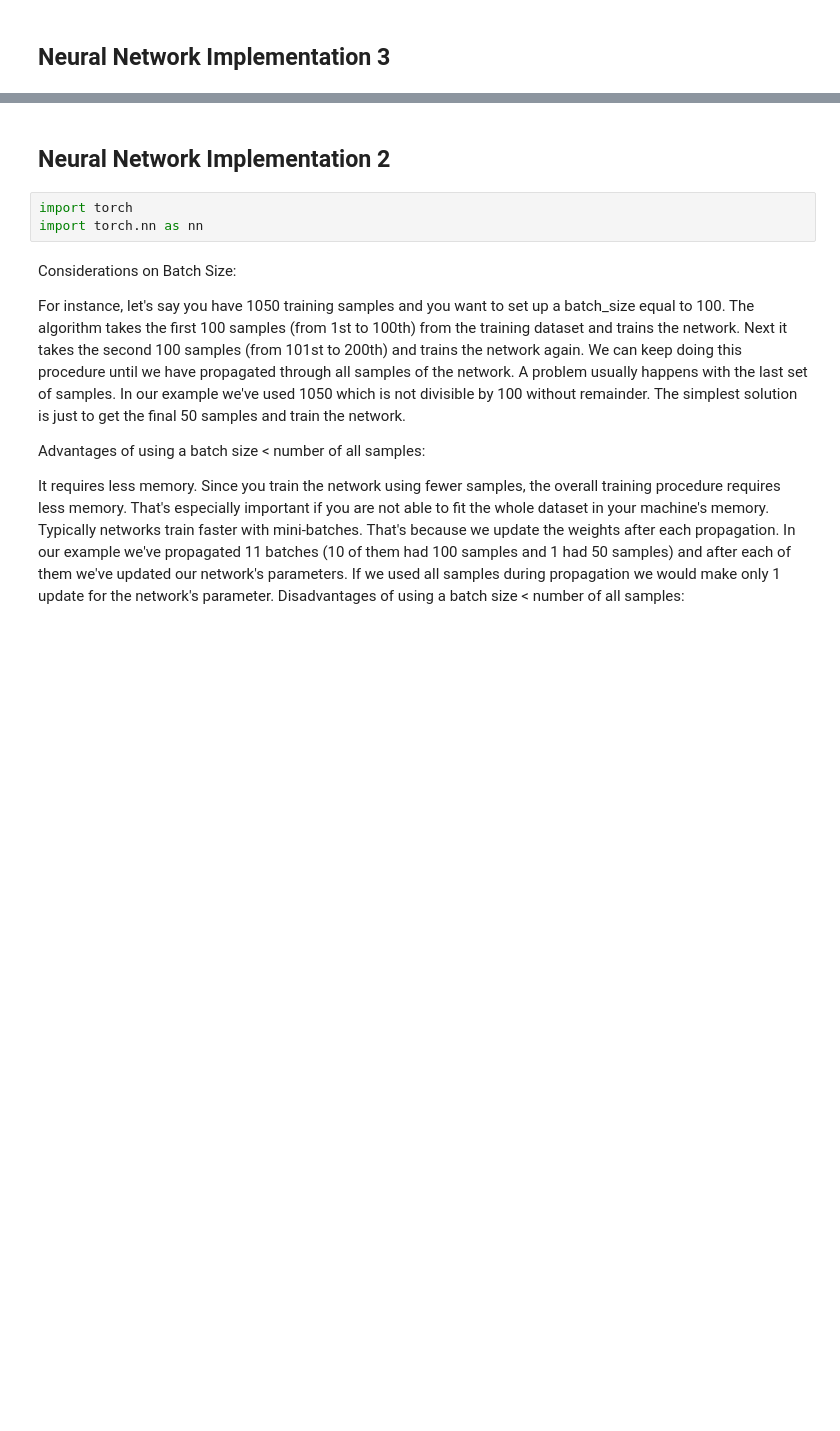
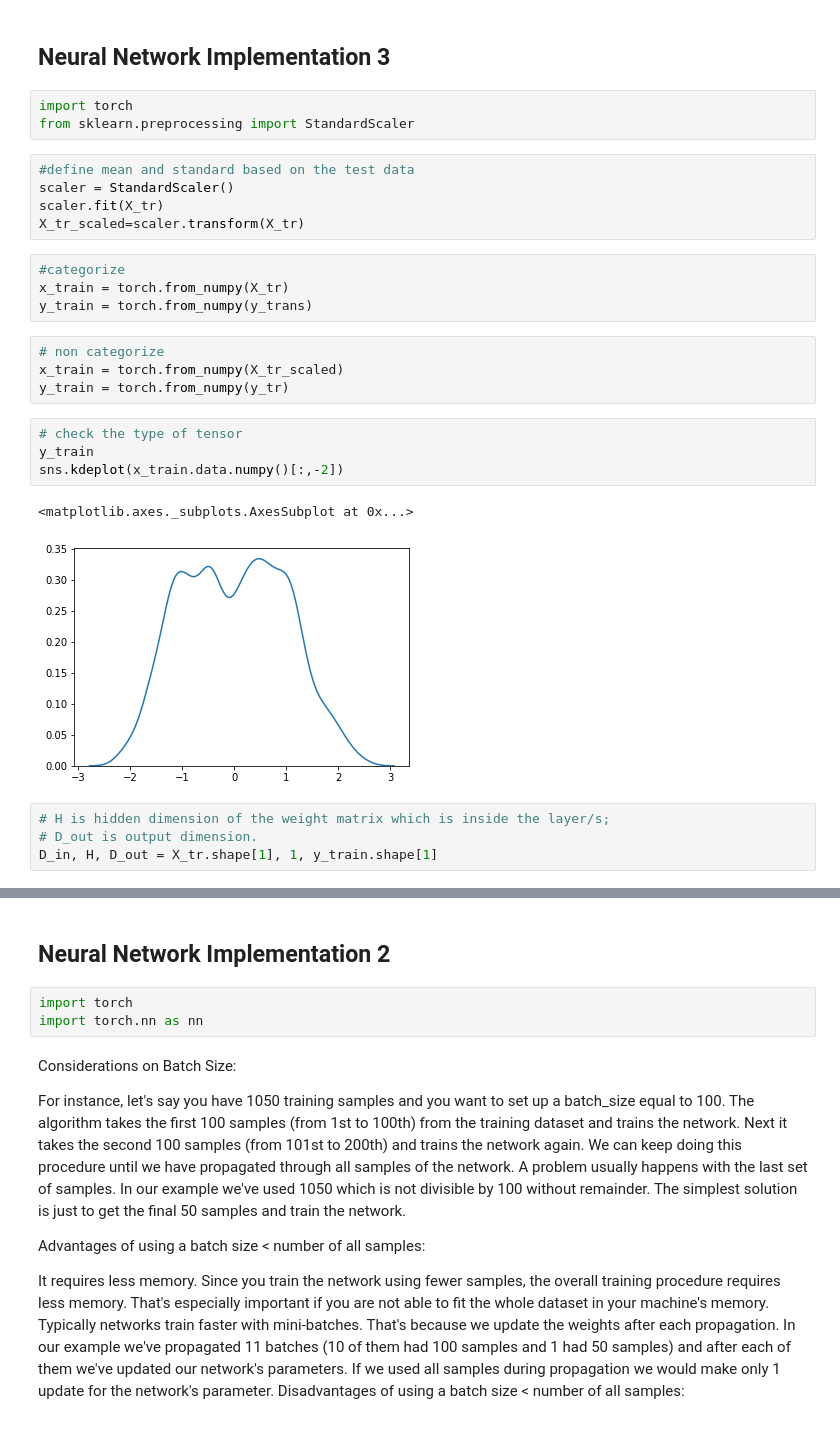
Before and after one commit to gianlucamancini7/ml_project2, a Jupyter notebook: NN_regression.ipynb, the cells around one changed output, grey strips where cells are left out. Cells and saved outputs as stored; diff of their text form; blank space fills up the shorter version.

```diff
--- a/NN_regression.ipynb
+++ b/NN_regression.ipynb
@@ -120,2 +127,29 @@ y_trans=est.transform(y_tr)
 # %% [markdown]
 ## Neural Network Implementation 3
+# %%
+import torch
+from sklearn.preprocessing import StandardScaler
+# %%
+#define mean and standard based on the test data
+scaler = StandardScaler()
+scaler.fit(X_tr)
+X_tr_scaled=scaler.transform(X_tr)
+# %%
+#categorize
+x_train = torch.from_numpy(X_tr)
+y_train = torch.from_numpy(y_trans)
+# %%
+# non categorize
+x_train = torch.from_numpy(X_tr_scaled)
+y_train = torch.from_numpy(y_tr)
+# %%
+# check the type of tensor
+y_train
+sns.kdeplot(x_train.data.numpy()[:,-2])
+# %% [output]
+<matplotlib.axes._subplots.AxesSubplot at 0x...>
+[figure, added]
+# %%
+# H is hidden dimension of the weight matrix which is inside the layer/s;
+# D_out is output dimension.
+D_in, H, D_out = X_tr.shape[1], 1, y_train.shape[1]
```
Also changed, not shown: parts of 8 cells of this notebook.
